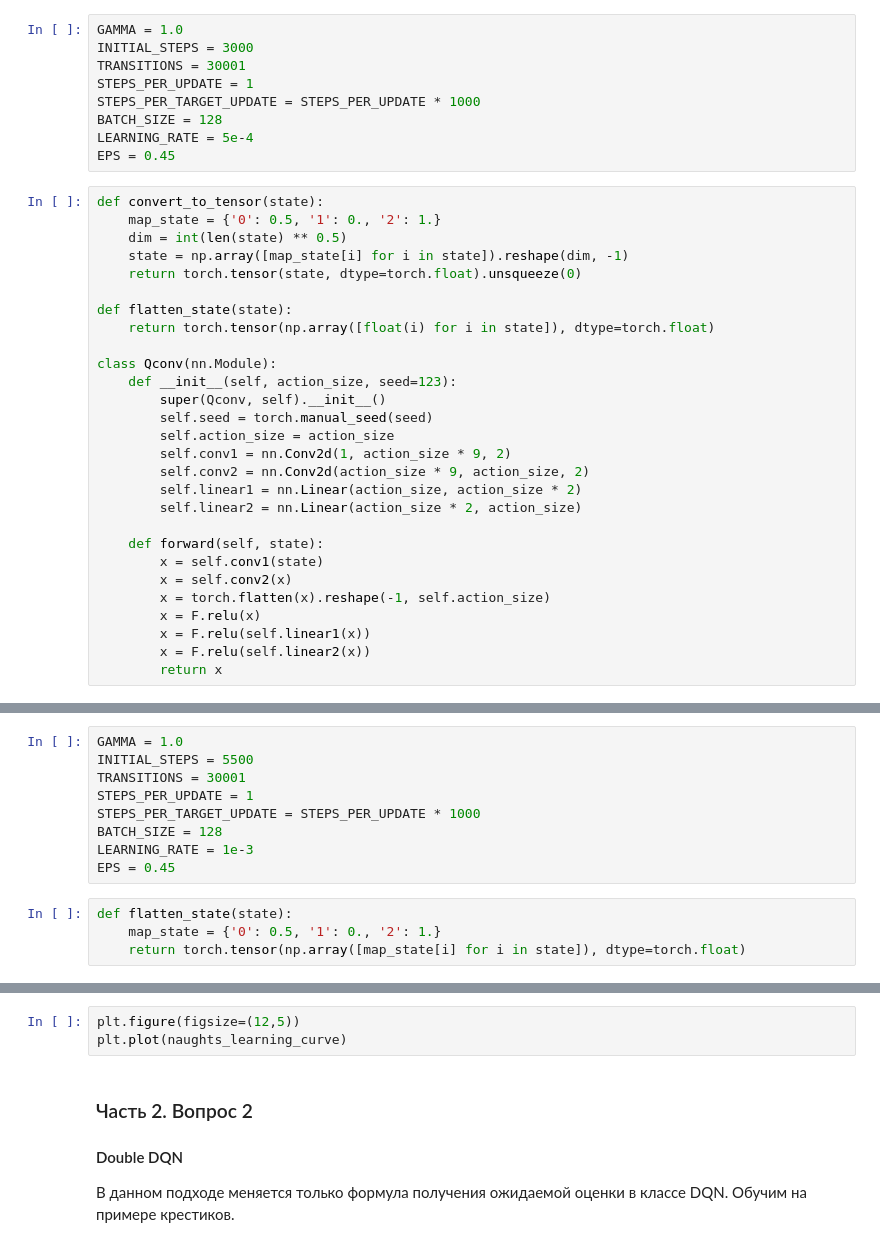
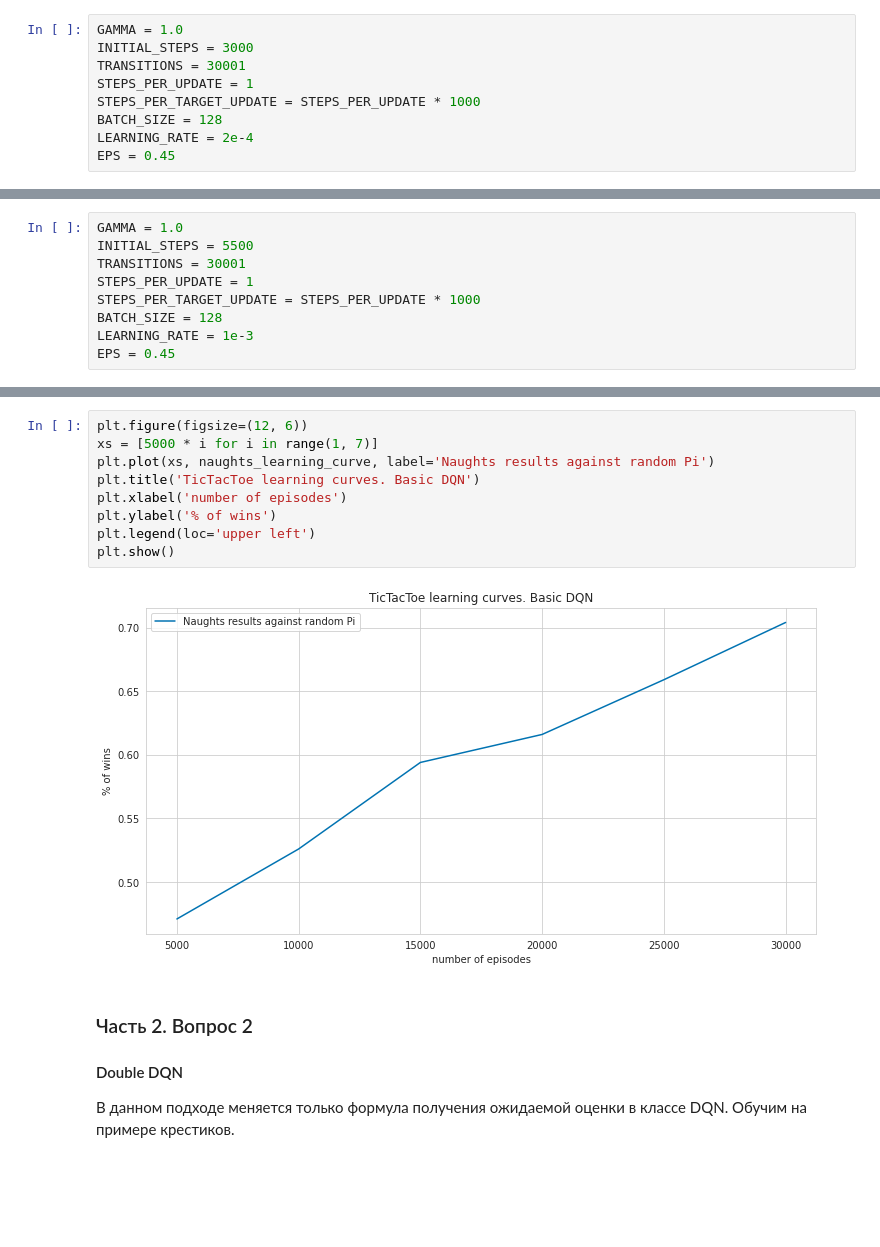
Before and after one commit to AlexShevchuk7/MADE, a Jupyter notebook: RL_SNikolenko/TicTacToe.ipynb, the cells around one changed output, grey strips where cells are left out. Saved outputs shown, nothing was run; the diff lists cells and outputs as text; blank space fills up the shorter version.

```diff
--- a/RL_SNikolenko/TicTacToe.ipynb
+++ b/RL_SNikolenko/TicTacToe.ipynb
@@ -610,36 +617,8 @@ TRANSITIONS = 30001
 STEPS_PER_UPDATE = 1
 STEPS_PER_TARGET_UPDATE = STEPS_PER_UPDATE * 1000
 BATCH_SIZE = 128
-LEARNING_RATE = 5e-4
+LEARNING_RATE = 2e-4
 EPS = 0.45
-# %%
-def convert_to_tensor(state):
-    map_state = {'0': 0.5, '1': 0., '2': 1.}
-    dim = int(len(state) ** 0.5)
-    state = np.array([map_state[i] for i in state]).reshape(dim, -1)
-    return torch.tensor(state, dtype=torch.float).unsqueeze(0)
-
-def flatten_state(state):
-    return torch.tensor(np.array([float(i) for i in state]), dtype=torch.float)
-
-class Qconv(nn.Module):
-    def __init__(self, action_size, seed=123):
-        super(Qconv, self).__init__()
-        self.seed = torch.manual_seed(seed)
-        self.action_size = action_size
-        self.conv1 = nn.Conv2d(1, action_size * 9, 2)
-        self.conv2 = nn.Conv2d(action_size * 9, action_size, 2)
-        self.linear1 = nn.Linear(action_size, action_size * 2)
-        self.linear2 = nn.Linear(action_size * 2, action_size)
-
-    def forward(self, state):
-        x = self.conv1(state)
-        x = self.conv2(x)
-        x = torch.flatten(x).reshape(-1, self.action_size)
-        x = F.relu(x)
-        x = F.relu(self.linear1(x))
-        x = F.relu(self.linear2(x))
-        return x
 # %%
 def flatten_state(state):
     map_state = {'0': 0.5, '1': 0., '2': 1.}
@@ -852,7 +829,3 @@ STEPS_PER_TARGET_UPDATE = STEPS_PER_UPDATE * 1000
 BATCH_SIZE = 128
 LEARNING_RATE = 1e-3
 EPS = 0.45
-# %%
-def flatten_state(state):
-    map_state = {'0': 0.5, '1': 0., '2': 1.}
-    return torch.tensor(np.array([map_state[i] for i in state]), dtype=torch.float)
@@ -1024,6 +911,14 @@ for i in tqdm(range(TRANSITIONS)):
 # %%
-plt.figure(figsize=(12,5))
-plt.plot(naughts_learning_curve)
+plt.figure(figsize=(12, 6))
+xs = [5000 * i for i in range(1, 7)]
+plt.plot(xs, naughts_learning_curve, label='Naughts results against random Pi')
+plt.title('TicTacToe learning curves. Basic DQN')
+plt.xlabel('number of episodes')
+plt.ylabel('% of wins')
+plt.legend(loc='upper left')
+plt.show()
+# %% [output]
+[figure, added]
 # %% [markdown]
 ### Часть 2. Вопрос 2
 #### Double DQN
```
Also changed, not shown: parts of 41 cells of this notebook.
